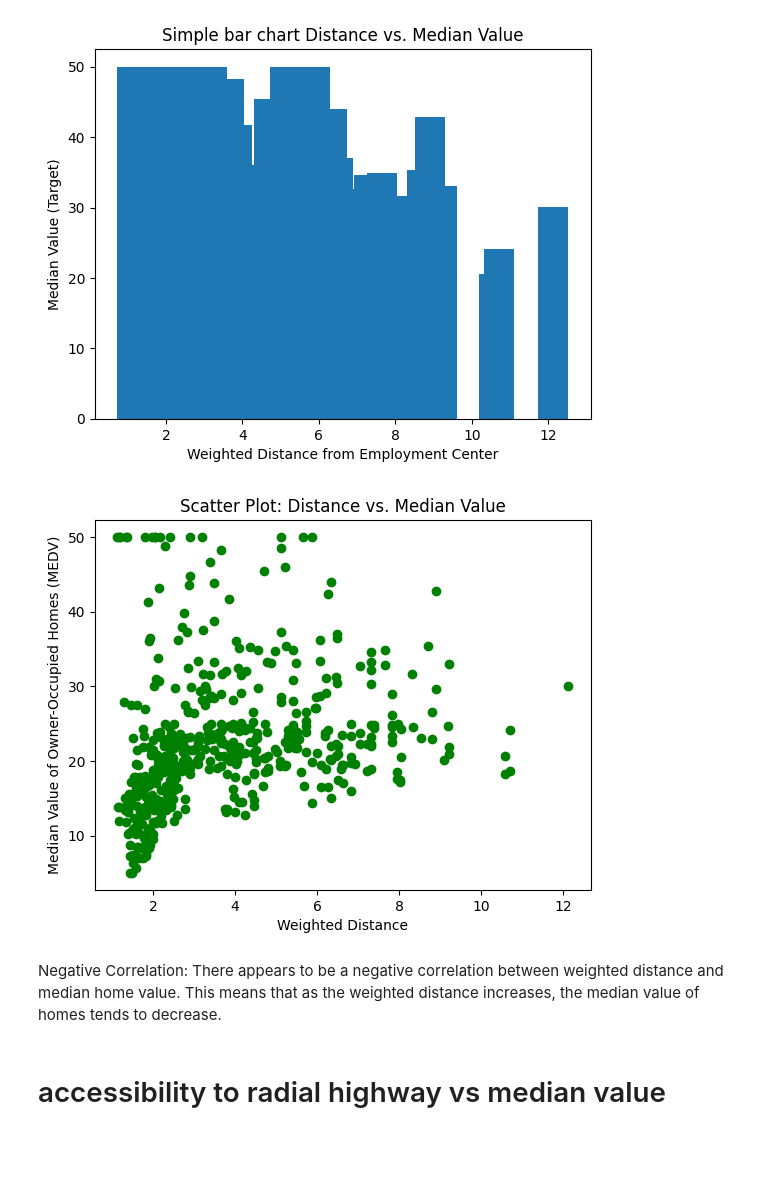
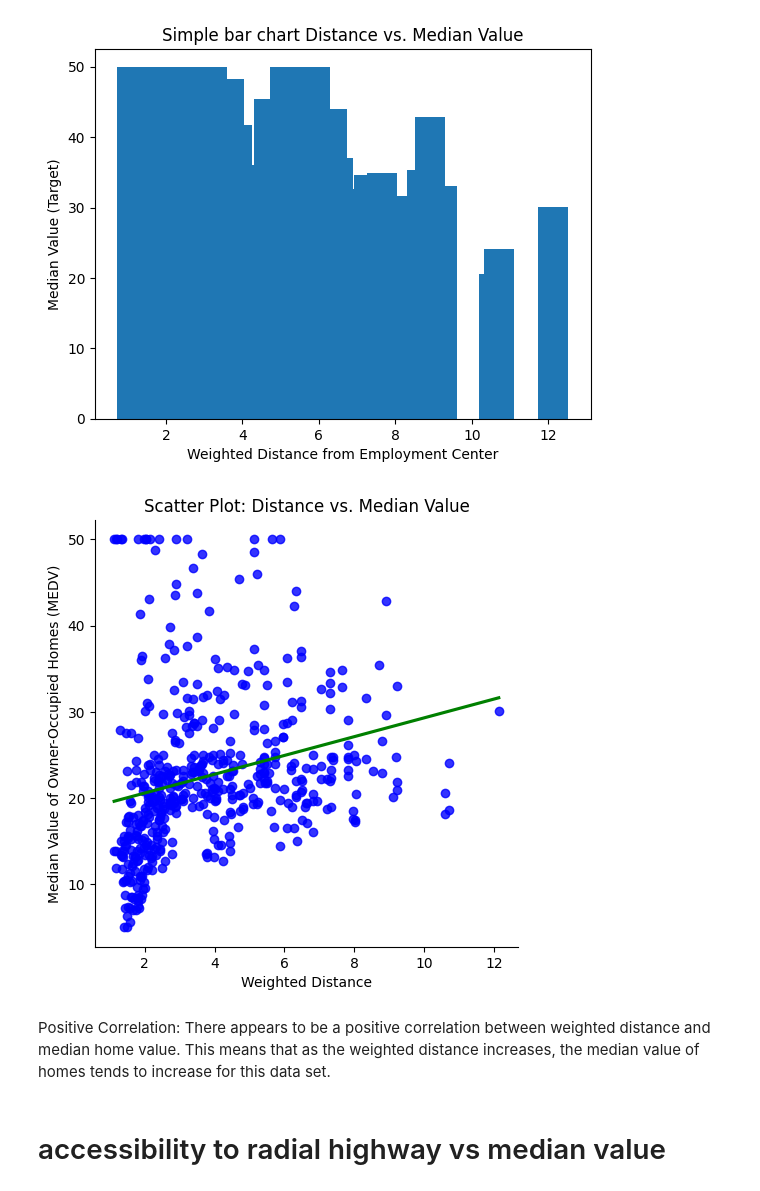
Before and after one commit to Omdena-NIC-Nepal/omdena-nic-nepal-classroom-1f2b87-machine_learning_linear_regression-Machine_Learning_Linear_Regress, a Jupyter notebook: notebooks/EDA.ipynb, the cells around one changed output. Cells and saved outputs as stored; diff of their text form; code cells hidden in the pictures; blank space fills up the shorter version.

```diff
--- a/notebooks/EDA.ipynb
+++ b/notebooks/EDA.ipynb
@@ -8,2 +8,5 @@ df =pd.read_csv("boston_housing.csv")
+# %%
+# Read the CSV file into a DataFrame
+df = pd.read_csv('../data/boston_housing.csv')
 # %%
 # our target value is medv--> median value
@@ -176,15 +224,15 @@ plt.show()
 [figure]
 # %%
 #scatter plot
-plt.scatter(df['dis'], df['medv'],color="green")
+sns.lmplot(x='dis', y='medv', data=df, scatter_kws={'color': 'blue'},line_kws={'color': 'green'},ci=None)
 plt.xlabel('Weighted Distance')
 plt.ylabel('Median Value of Owner-Occupied Homes (MEDV)')
 plt.title('Scatter Plot: Distance vs. Median Value')
 plt.show()
 # %% [output]
-[figure, old version]
+[figure, new version]
 # %% [markdown]
-Negative Correlation: There appears to be a negative correlation between weighted distance and median home value. This means that as the weighted distance increases, the median value of homes tends to decrease.
+Positive Correlation: There appears to be a positive correlation between weighted distance and median home value. This means that as the weighted distance increases, the median value of homes tends to increase for this data set.
 # %% [markdown]
 # accessibility to radial highway  vs median value
 # %%
```
Also changed, not shown: parts of 35 cells of this notebook, 7 other files.
